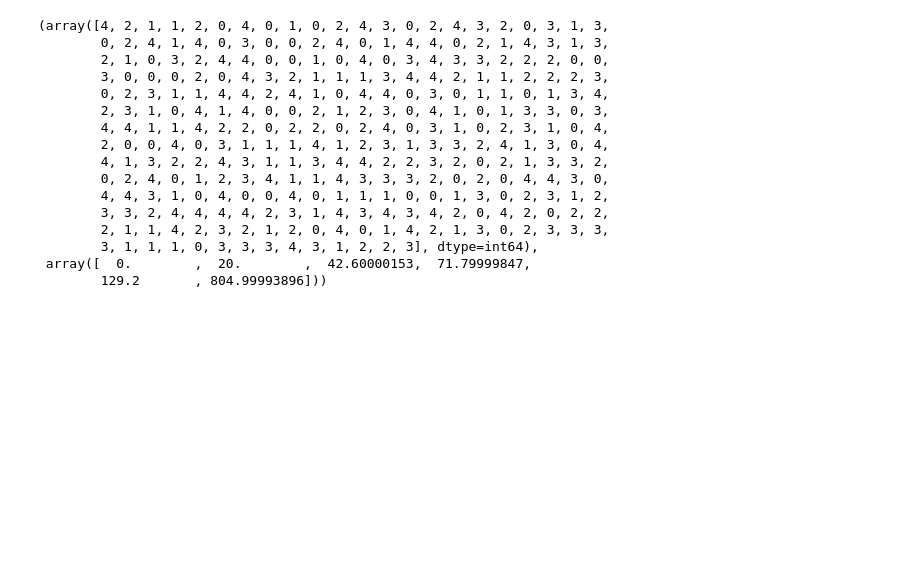
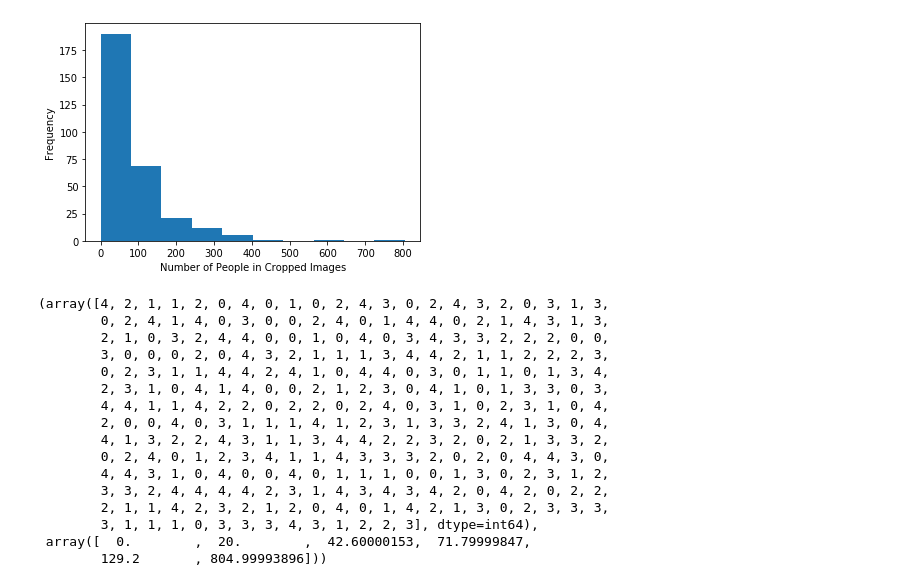
Before and after one commit to stanleykywu/covid-19-crowd-counting, a Jupyter notebook: Exploration.ipynb, the cells around one changed output. Saved outputs shown, nothing was run; the diff lists cells and outputs as text; code cells hidden in the pictures; blank space fills up the shorter version.

```diff
--- a/Exploration.ipynb
+++ b/Exploration.ipynb
@@ -92,3 +57,15 @@ for i in [56, 57, 58]:
+# %%
+total = []
+
+for i in loaders['train']:
+    total.append(len(i['gt']))
+# %%
+plt.hist(total)
+plt.xlabel('Number of People in Cropped Images')
+plt.ylabel('Frequency')
+plt.show()
+# %% [output]
+[figure, added]
 # %%
 loaders = {
     "train": CrowdClassificationDataSet(
```
Also changed, not shown: parts of 5 cells of this notebook, 6 other files.
